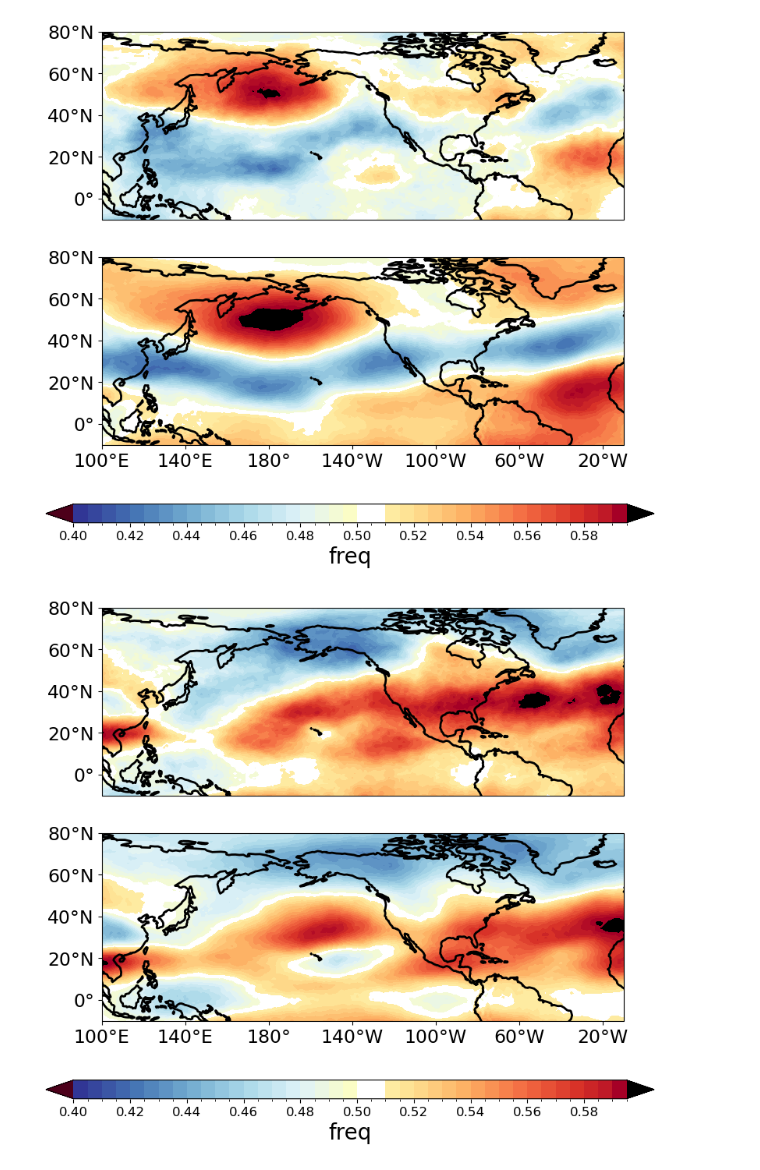
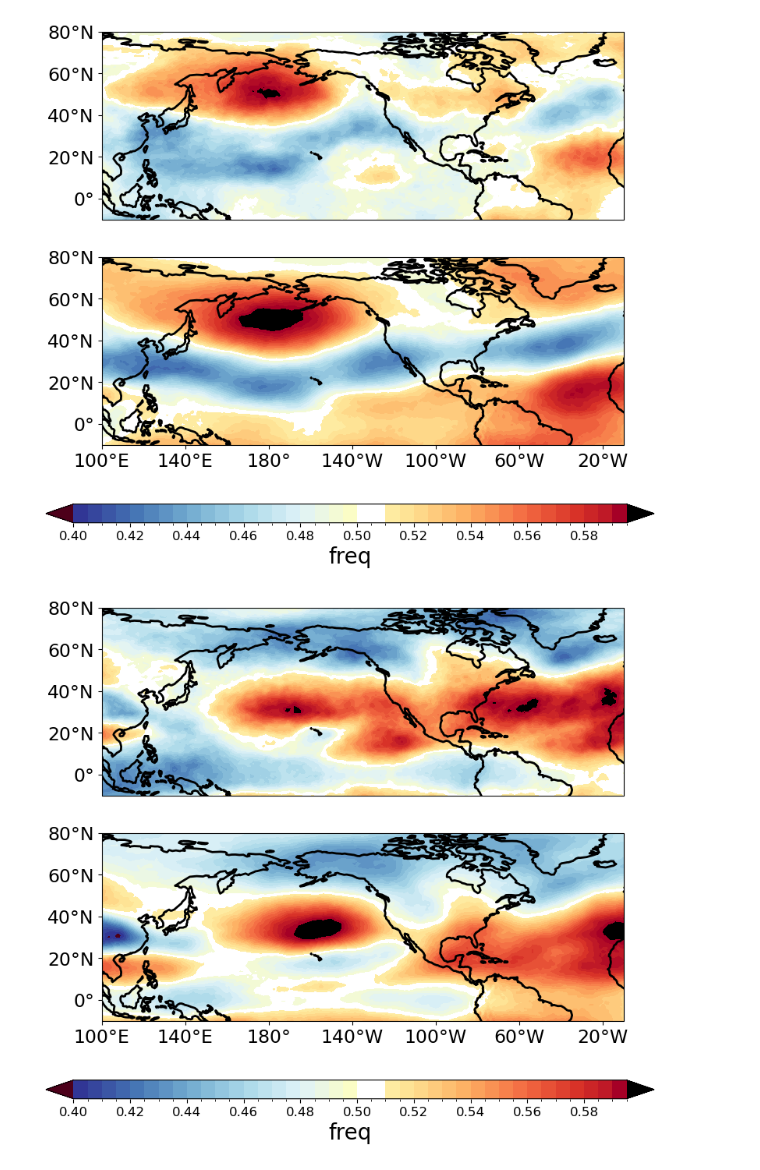
Before and after one commit to kjmayer/ENSOvsMJO, a Jupyter notebook: explore/ModelBias.ipynb, the cells around one changed output. Drawn from its saved outputs; the diff is of its cells as text; code cells hidden in the pictures.

```diff
--- a/explore/ModelBias.ipynb
+++ b/explore/ModelBias.ipynb
@@ -386,8 +386,8 @@ ndjfm_data = concatall.sel(time=ndjfm_mask)
 concatall = np.unique(ndjfm_data)
 DSm67_era = ((z500era.sel(time=np.unique(concatall),method='nearest')['Z500a']<0).sum('time'))/len(np.unique(concatall))
 
-timeMJO3 = MJOera.where(MJOera['BOM_phase']==3,drop=True)['time']
-timeMJO4 = MJOera.where(MJOera['BOM_phase']==4,drop=True)['time']
+timeMJO3 = MJOera.where(MJOera['BOM_phase']==2,drop=True)['time']
+timeMJO4 = MJOera.where(MJOera['BOM_phase']==3,drop=True)['time']
 
 time_offsets = [pd.Timedelta(days=7), pd.Timedelta(days=8),pd.Timedelta(days=9),pd.Timedelta(days=10),pd.Timedelta(days=11),pd.Timedelta(days=12),pd.Timedelta(days=13),pd.Timedelta(days=14)]
 concatenated_time_series03 = xr.concat([timeMJO3['time'] + offset for offset in time_offsets], dim='time')
@@ -416,8 +416,8 @@ print('taking mean')
 DSm67_cesm = ((z500cesm.sel(time=np.unique(concatall),method='nearest')['Z500a']<0).sum('time'))/len(np.unique(concatall))
 
 
-timeMJO3 = MJOcesm.where(MJOcesm['RMMphase_CESM2']==3,drop=True)['time']
-timeMJO4 = MJOcesm.where(MJOcesm['RMMphase_CESM2']==4,drop=True)['time']
+timeMJO3 = MJOcesm.where(MJOcesm['RMMphase_CESM2']==2,drop=True)['time']
+timeMJO4 = MJOcesm.where(MJOcesm['RMMphase_CESM2']==3,drop=True)['time']
 
 time_offsets = [pd.Timedelta(days=7), pd.Timedelta(days=8),pd.Timedelta(days=9),pd.Timedelta(days=10),pd.Timedelta(days=11),pd.Timedelta(days=12),pd.Timedelta(days=13),pd.Timedelta(days=14)]
 concatenated_time_series03 = xr.concat([timeMJO3['time'] + offset for offset in time_offsets], dim='time')
@@ -558,8 +558,8 @@ plt.show()
 # %%
 plotter = DSm34_era.squeeze()
 cmap = cmapzzz
-lon = DSm67['lon']
-lat = DSm67['lat']
+lon = DSm34_era['lon']
+lat = DSm34_era['lat']
 norm = mpl.colors.BoundaryNorm(clevs, cmap.N)
 
 ###
@@ -609,8 +609,8 @@ ax1.set_extent([-10, 100, -10, 80], crs=ccrs.PlateCarree())
 
 plotter = DSm34_cesm.squeeze()
 cmap = cmapzzz
-lon = DSm67['lon']
-lat = DSm67['lat']
+lon = DSm34_era['lon']
+lat = DSm34_era['lat']
 norm = mpl.colors.BoundaryNorm(clevs, cmap.N)
 
 #####
@@ -633,31 +633,31 @@ ax2.set_yticks(np.arange(-80,90,20), crs=ccrs.PlateCarree())
 lon_formatter = LongitudeFormatter(zero_direction_label=True,number_format='.0f')
 lat_formatter = LatitudeFormatter(number_format='.0f')
 ax2.xaxis.set_major_formatter(lon_formatter)
 ax2.yaxis.set_major_formatter(lat_formatter)
 ax2.tick_params(labelsize=17)
 
 ax2.set_xticks([20,60,100,140,180,220,260,300,340], crs=ccrs.PlateCarree())
 ax2.set_yticks(np.arange(-80,90,20), crs=ccrs.PlateCarree())
 lon_formatter = LongitudeFormatter(zero_direction_label=True,number_format='.0f')
 lat_formatter = LatitudeFormatter()
 ax2.xaxis.set_major_formatter(lon_formatter)
 ax2.yaxis.set_major_formatter(lat_formatter)
 ax2.tick_params(labelsize=17)
 # ax2.add_patch(box2)
 
 ax2.set_extent([100, 350, -10, 80], crs=ccrs.PlateCarree())
 
 fig.subplots_adjust(bottom=0.35)
 
 ## ---plotting functionality
 ax2 = fig.add_axes([0.20, 0.25, 0.6, 0.024])
 cb = mpl.colorbar.ColorbarBase(ax2, cmap=cmap, norm=norm, extend='both', spacing='proportional', ticks=clevs, boundaries=clevs,orientation='horizontal')
 ax2.set_xlabel('freq', size=20)
 cb.ax.tick_params(labelsize=12)
 tick_locator = ticker.MaxNLocator(nbins=10)
 cb.locator = tick_locator
 cb.update_ticks()
 ## ---plotting functionality
 plt.show()
 # %% [output]
-[figure, old version]
+[figure, new version]
```
Also changed, not shown: parts of 1 cell of this notebook, 3 other files.
